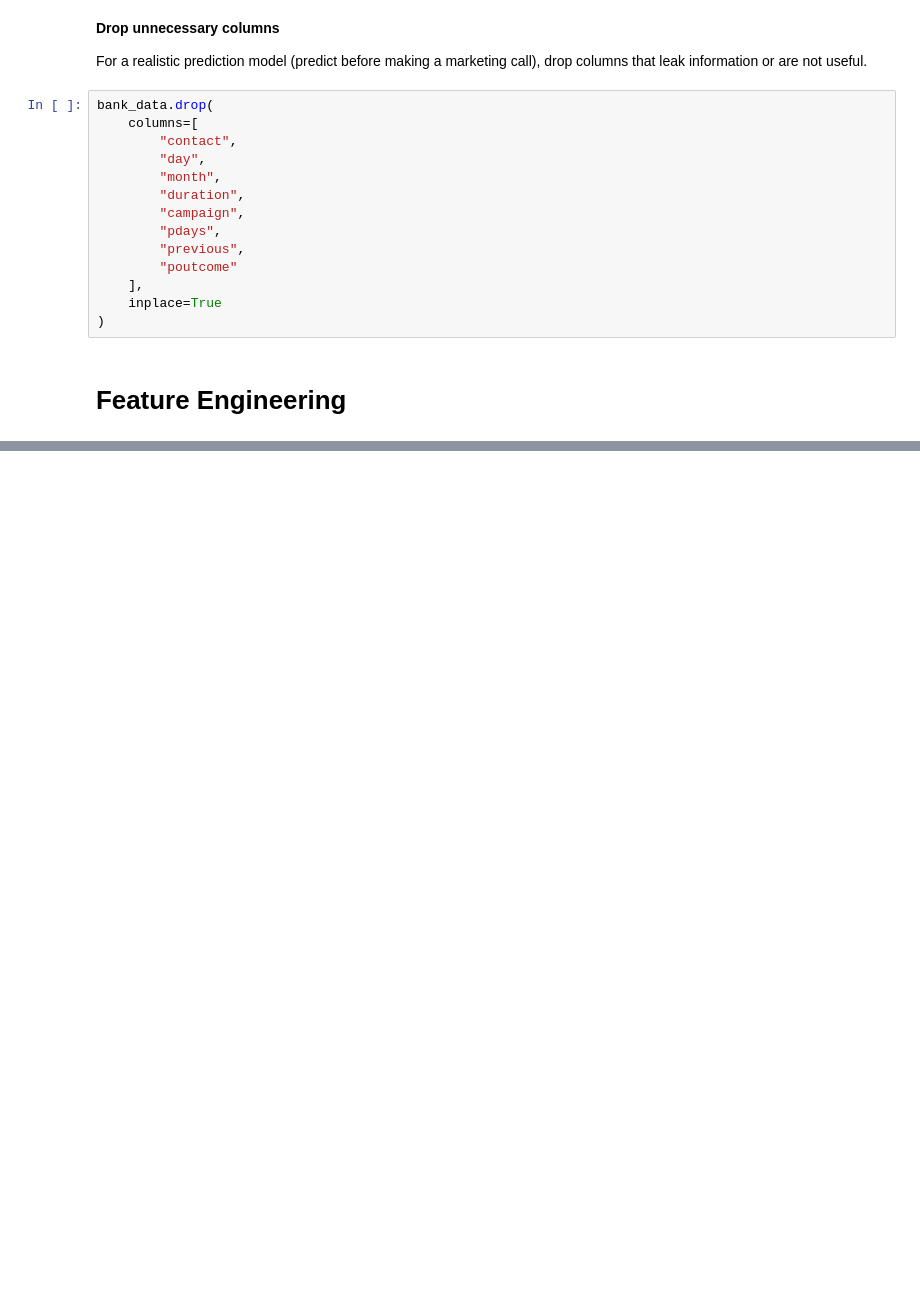
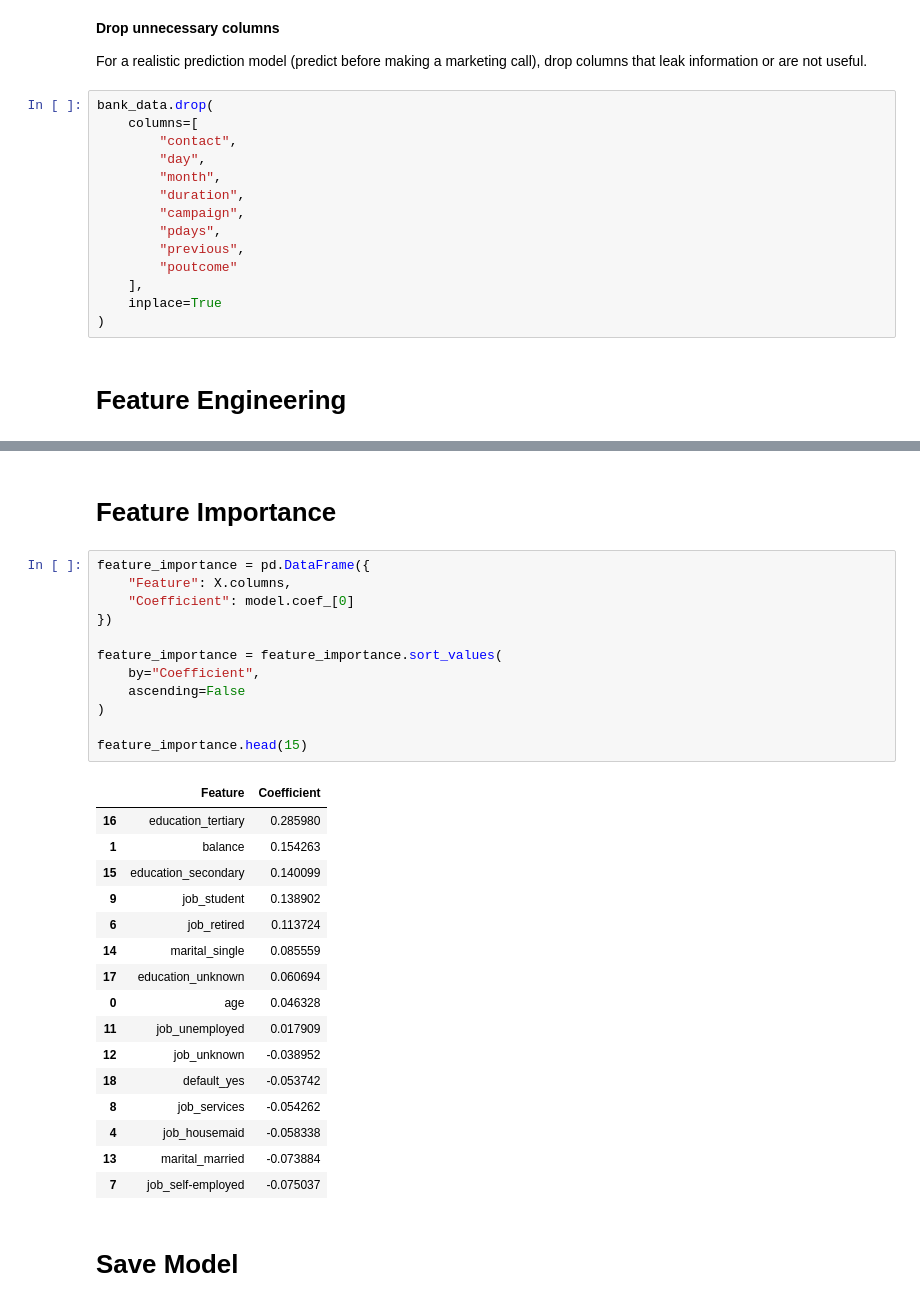
Before and after one commit to ajayspace-bit/Bank-Personal-Loan-Prediction, a Jupyter notebook: Bank Personal Deposit Prediction.ipynb, the cells around one changed output, grey strips where cells are left out. Saved outputs shown, nothing was run; the diff lists cells and outputs as text; blank space fills up the shorter version.

```diff
--- a/Bank Personal Deposit Prediction.ipynb
+++ b/Bank Personal Deposit Prediction.ipynb
@@ -395,0 +560,33 @@ bank_data.drop(
+# %% [markdown]
+# Feature Importance
+# %%
+feature_importance = pd.DataFrame({
+    "Feature": X.columns,
+    "Coefficient": model.coef_[0]
+})
+
+feature_importance = feature_importance.sort_values(
+    by="Coefficient",
+    ascending=False
+)
+
+feature_importance.head(15)
+# %% [output]
+|  | Feature | Coefficient |
+| 16 | education_tertiary | 0.285980 |
+| 1 | balance | 0.154263 |
+| 15 | education_secondary | 0.140099 |
+| 9 | job_student | 0.138902 |
+| 6 | job_retired | 0.113724 |
+| 14 | marital_single | 0.085559 |
+| 17 | education_unknown | 0.060694 |
+| 0 | age | 0.046328 |
+| 11 | job_unemployed | 0.017909 |
+| 12 | job_unknown | -0.038952 |
+| 18 | default_yes | -0.053742 |
+| 8 | job_services | -0.054262 |
+| 4 | job_housemaid | -0.058338 |
+| 13 | marital_married | -0.073884 |
+| 7 | job_self-employed | -0.075037 |
+# %% [markdown]
+# Save Model
```
Also changed, not shown: parts of 33 cells of this notebook, 2 other files.
